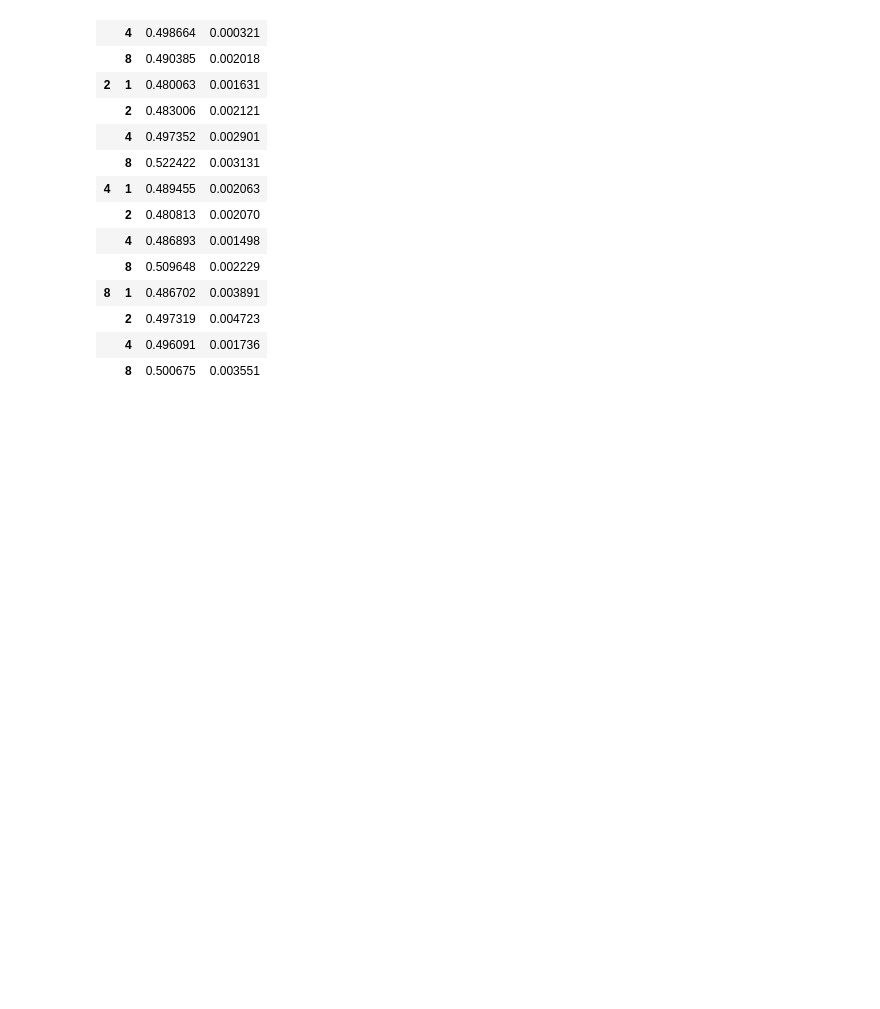
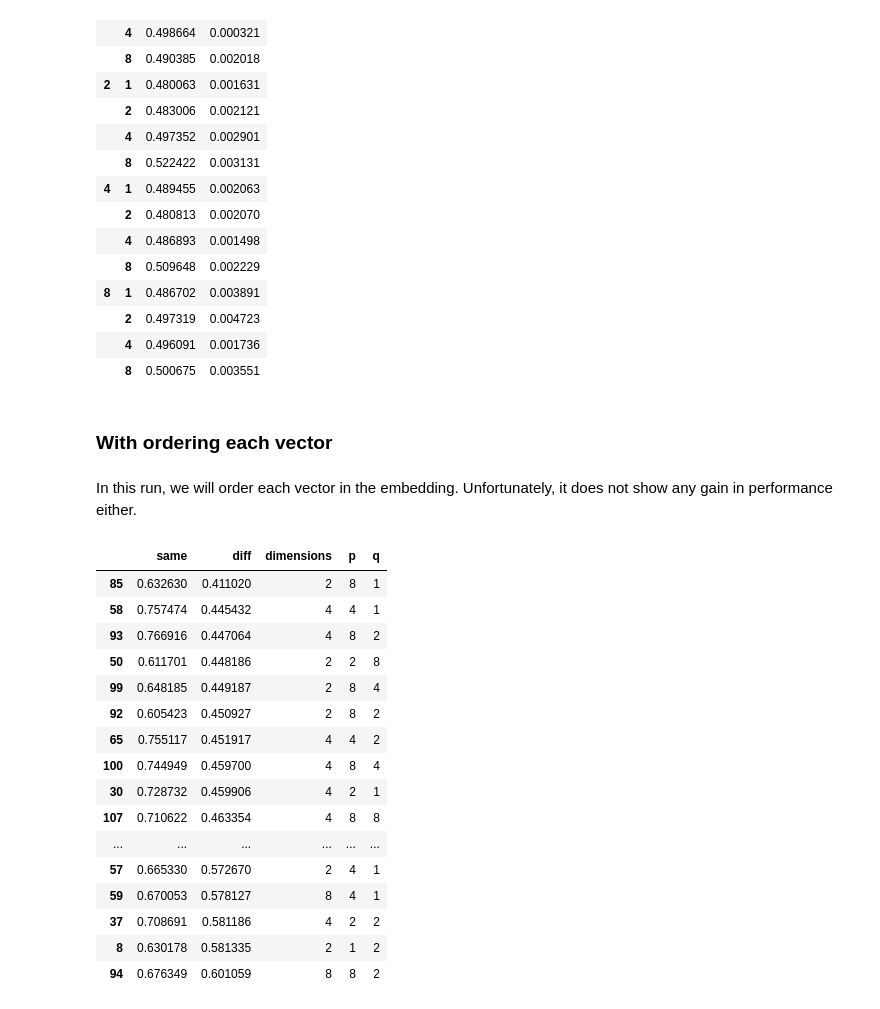
Before and after one commit to gerritjandebruin/community-embedding, a Jupyter notebook: results.ipynb, the cells around one changed output. Drawn from its saved outputs; the diff is of its cells as text; code cells hidden in the pictures; blank space fills up the shorter version.

```diff
--- a/results.ipynb
+++ b/results.ipynb
@@ -213,3 +215,7 @@ result.groupby(['p', 'q'])['diff'].agg(['mean', 'var'])
 |  | 2 | 0.497319 | 0.004723 |
 |  | 4 | 0.496091 | 0.001736 |
 |  | 8 | 0.500675 | 0.003551 |
+# %% [markdown]
+### With ordering each vector
+# %% [markdown]
+In this run, we will order each vector in the embedding. Unfortunately, it does not show any gain in performance either.
@@ -215,0 +249,21 @@ result.groupby(['p', 'q'])['diff'].agg(['mean', 'var'])
+# %%
+with pd.option_context("display.max_rows", 200):
+    display(pd.DataFrame(result).sort_values('diff'))
+# %% [output]
+|  | same | diff | dimensions | p | q |
+| 85 | 0.632630 | 0.411020 | 2 | 8 | 1 |
+| 58 | 0.757474 | 0.445432 | 4 | 4 | 1 |
+| 93 | 0.766916 | 0.447064 | 4 | 8 | 2 |
+| 50 | 0.611701 | 0.448186 | 2 | 2 | 8 |
+| 99 | 0.648185 | 0.449187 | 2 | 8 | 4 |
+| 92 | 0.605423 | 0.450927 | 2 | 8 | 2 |
+| 65 | 0.755117 | 0.451917 | 4 | 4 | 2 |
+| 100 | 0.744949 | 0.459700 | 4 | 8 | 4 |
+| 30 | 0.728732 | 0.459906 | 4 | 2 | 1 |
+| 107 | 0.710622 | 0.463354 | 4 | 8 | 8 |
+| ... | ... | ... | ... | ... | ... |
+| 57 | 0.665330 | 0.572670 | 2 | 4 | 1 |
+| 59 | 0.670053 | 0.578127 | 8 | 4 | 1 |
+| 37 | 0.708691 | 0.581186 | 4 | 2 | 2 |
+| 8 | 0.630178 | 0.581335 | 2 | 1 | 2 |
+| 94 | 0.676349 | 0.601059 | 8 | 8 | 2 |
```
Also changed, not shown: parts of 7 cells of this notebook, 3 other files.
